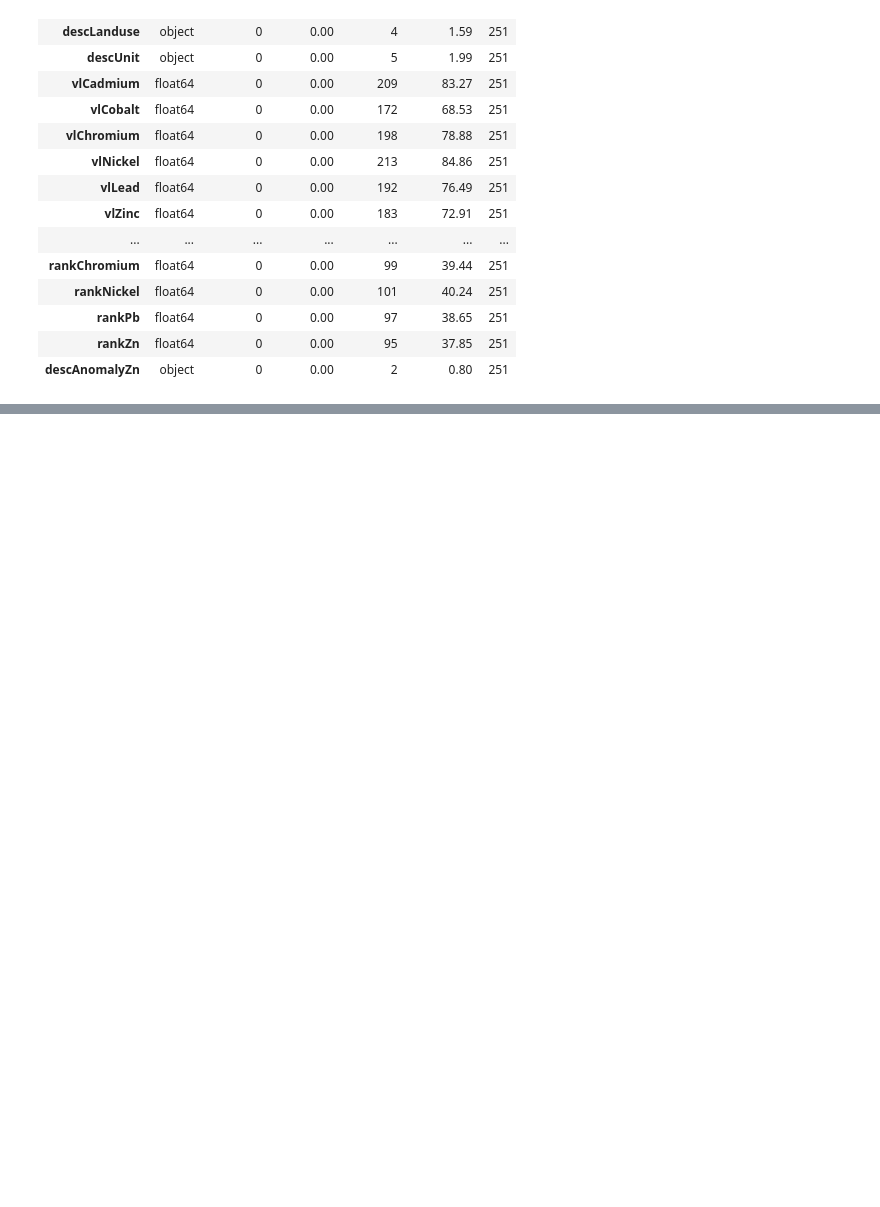
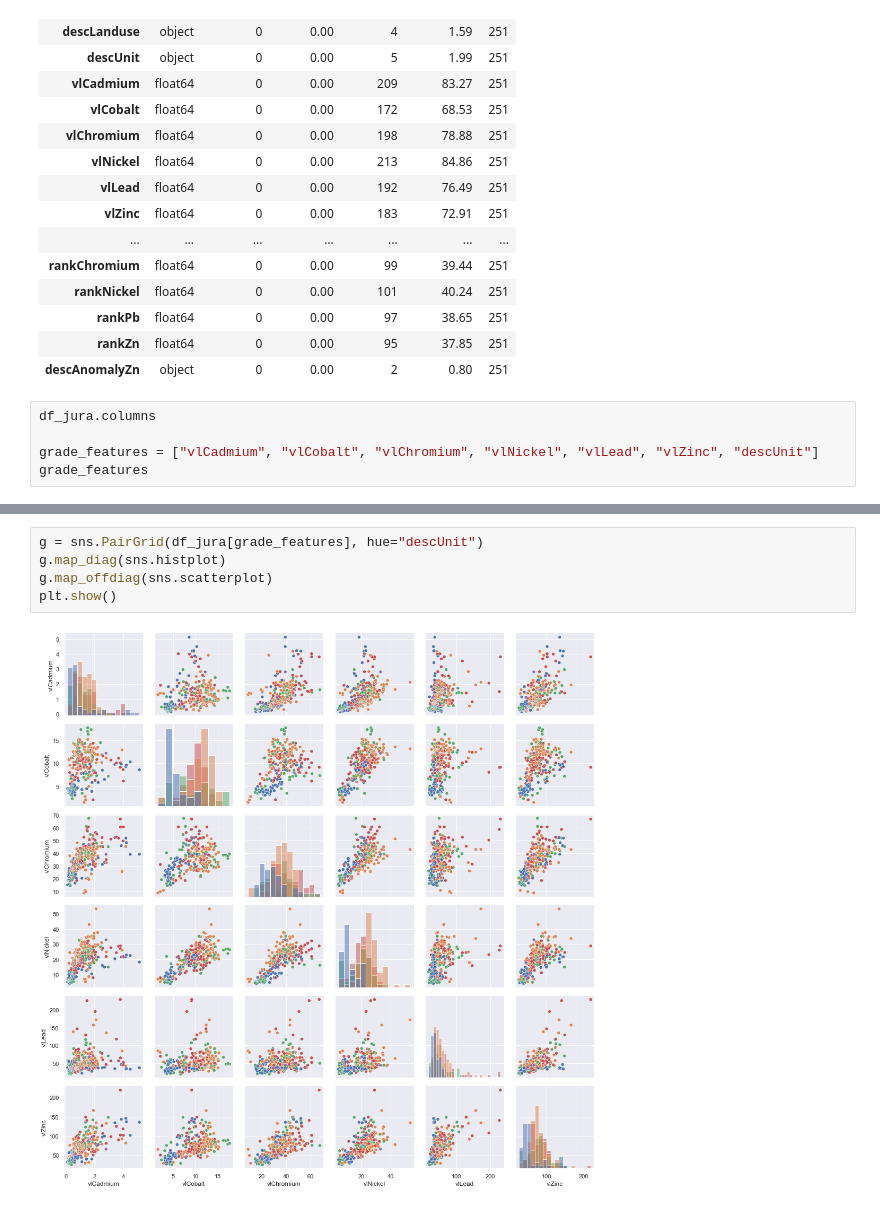
Before and after one commit to luschiro/workflows-geo-data, a Jupyter notebook: modulo_2/modulo_2.ipynb, the cells around one changed output, grey strips where cells are left out. Drawn from its saved outputs; the diff is of its cells as text; blank space fills up the shorter version.

Commit message:
new grades plot

```diff
--- a/modulo_2/modulo_2.ipynb
+++ b/modulo_2/modulo_2.ipynb
@@ -85,3 +87,8 @@ meta_df(df_jura)
 | rankPb | float64 | 0 | 0.00 | 97 | 38.65 | 251 |
 | rankZn | float64 | 0 | 0.00 | 95 | 37.85 | 251 |
 | descAnomalyZn | object | 0 | 0.00 | 2 | 0.80 | 251 |
+# %%
+df_jura.columns
+
+grade_features = ["vlCadmium", "vlCobalt", "vlChromium", "vlNickel", "vlLead", "vlZinc", "descUnit"]
+grade_features
@@ -92,0 +123,7 @@ sns.scatterplot(x=df_jura["vlCadmium"], y=df_jura["vlZinc"])
+# %%
+g = sns.PairGrid(df_jura[grade_features], hue="descUnit")
+g.map_diag(sns.histplot)
+g.map_offdiag(sns.scatterplot)
+plt.show()
+# %% [output]
+[figure, added]
```
Also changed, not shown: parts of 4 cells of this notebook.
